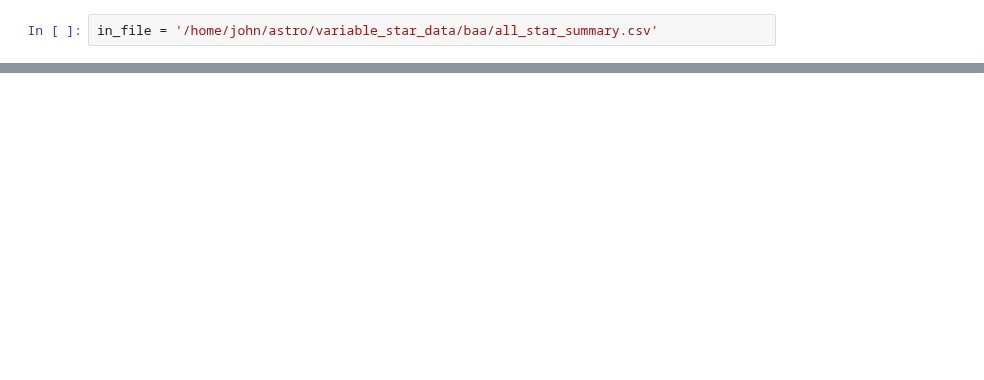
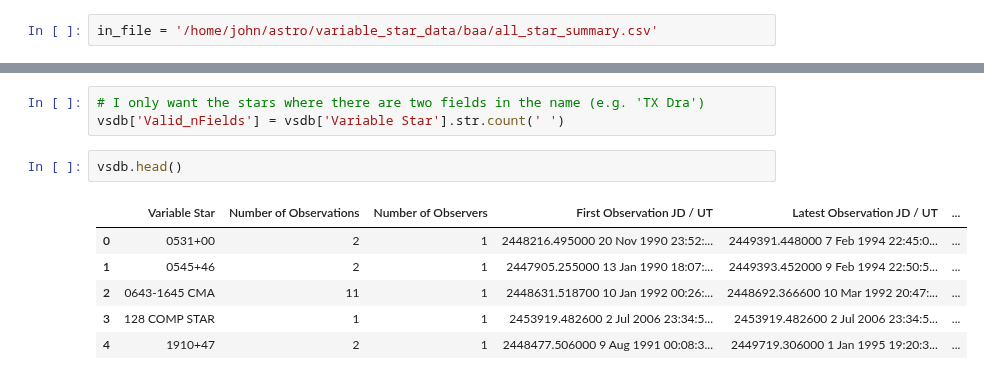
Before and after one commit to cjohnevans/Astro, a Jupyter notebook: review_baa_database_summary.ipynb, the cells around one changed output, grey strips where cells are left out. Drawn from its saved outputs; the diff is of its cells as text; blank space fills up the shorter version.

Commit message:
review baa database - reject weird star names working

```diff
--- a/review_baa_database_summary.ipynb
+++ b/review_baa_database_summary.ipynb
@@ -35,0 +113,12 @@ vsdb[['Variable Star', 'Number of Observations', 'Number of Observers']].sort_va
+# %%
+# I only want the stars where there are two fields in the name (e.g. 'TX Dra')
+vsdb['Valid_nFields'] = vsdb['Variable Star'].str.count(' ')
+# %%
+vsdb.head()
+# %% [output]
+|  | Variable Star | Number of Observations | Number of Observers | First Observation JD / UT | Latest Observation JD / UT | ... |
+| 0 | 0531+00 | 2 | 1 | 2448216.495000 20 Nov 1990 23:52:... | 2449391.448000 7 Feb 1994 22:45:0... | ... |
+| 1 | 0545+46 | 2 | 1 | 2447905.255000 13 Jan 1990 18:07:... | 2449393.452000 9 Feb 1994 22:50:5... | ... |
+| 2 | 0643-1645 CMA | 11 | 1 | 2448631.518700 10 Jan 1992 00:26:... | 2448692.366600 10 Mar 1992 20:47:... | ... |
+| 3 | 128 COMP STAR | 1 | 1 | 2453919.482600 2 Jul 2006 23:34:5... | 2453919.482600 2 Jul 2006 23:34:5... | ... |
+| 4 | 1910+47 | 2 | 1 | 2448477.506000 9 Aug 1991 00:08:3... | 2449719.306000 1 Jan 1995 19:20:3... | ... |
```
Also changed, not shown: parts of 19 cells of this notebook.
